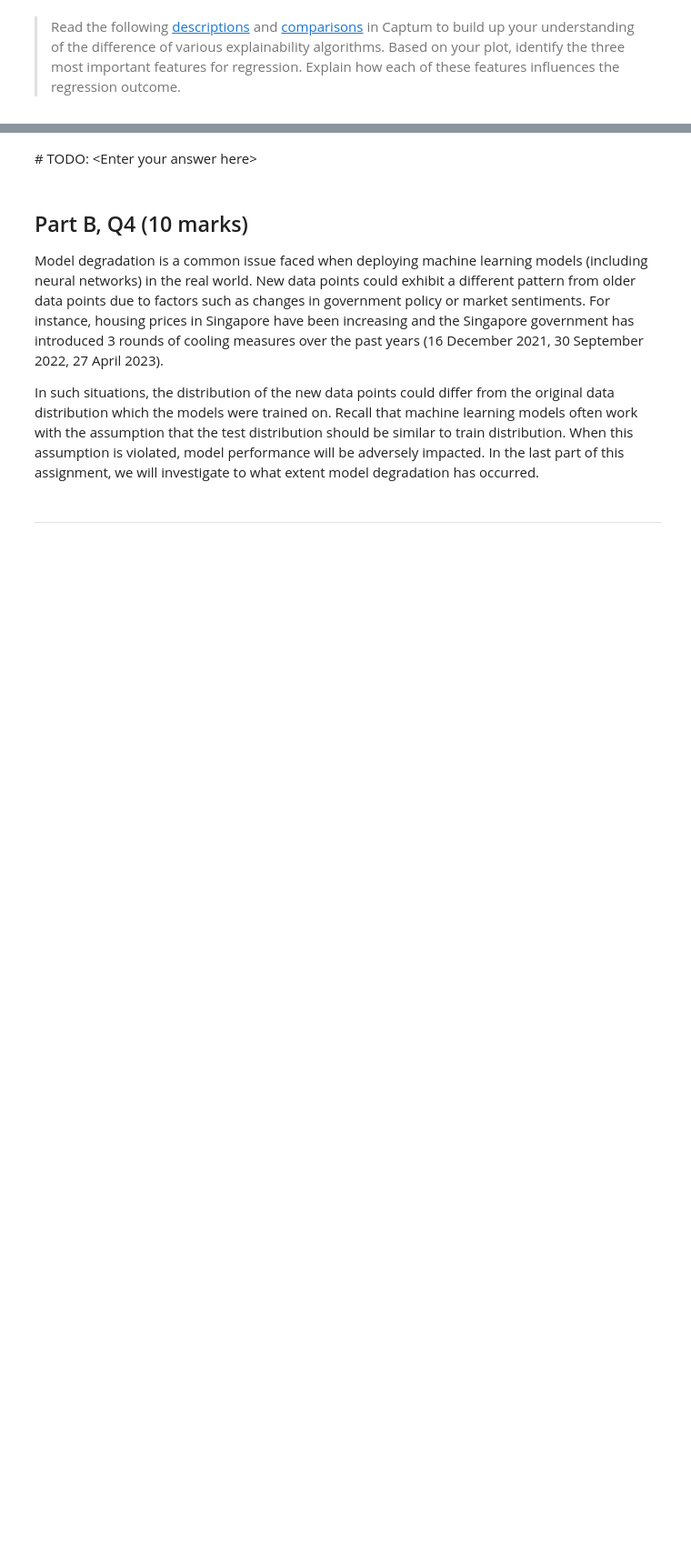
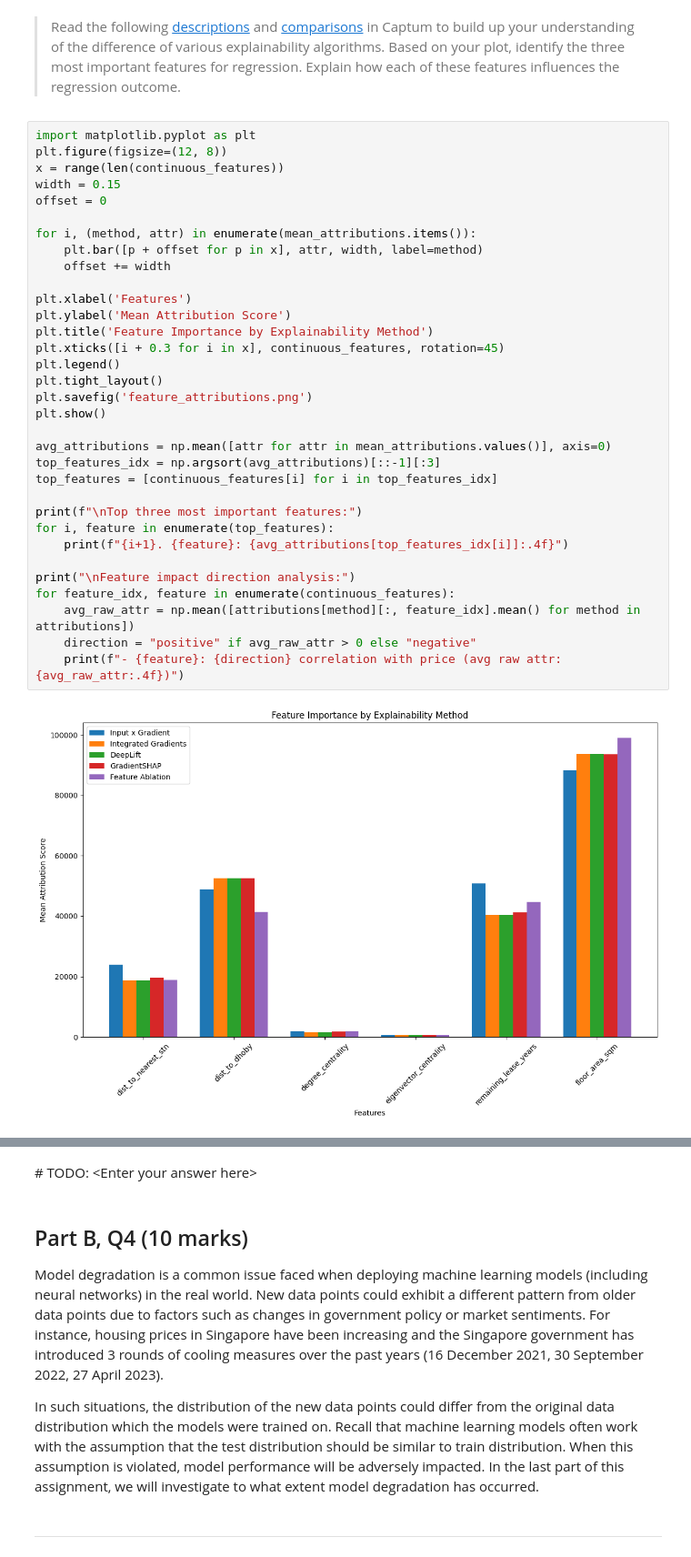
Before and after one commit to AryanSethi20/Neural-Networks-Assignment-1, a Jupyter notebook: PartB_Template.ipynb, the cells around one changed output, grey strips where cells are left out. Shown at 91% size. Drawn from its saved outputs; the diff is of its cells as text; blank space fills up the shorter version.

```diff
--- a/PartB_Template.ipynb
+++ b/PartB_Template.ipynb
@@ -347,2 +496,37 @@ Specifically, make the following changes:
 # %% [markdown]
 > Read the following [descriptions](https://captum.ai/docs/attribution_algorithms) and [comparisons](https://captum.ai/docs/algorithms_comparison_matrix) in Captum to build up your understanding of the difference of various explainability algorithms. Based on your plot, identify the three most important features for regression. Explain how each of these features influences the regression outcome.
+# %%
+import matplotlib.pyplot as plt
+plt.figure(figsize=(12, 8))
+x = range(len(continuous_features))
+width = 0.15
+offset = 0
+
+for i, (method, attr) in enumerate(mean_attributions.items()):
+    plt.bar([p + offset for p in x], attr, width, label=method)
+    offset += width
+
+plt.xlabel('Features')
+plt.ylabel('Mean Attribution Score')
+plt.title('Feature Importance by Explainability Method')
+plt.xticks([i + 0.3 for i in x], continuous_features, rotation=45)
+plt.legend()
+plt.tight_layout()
+plt.savefig('feature_attributions.png')
+plt.show()
+
+avg_attributions = np.mean([attr for attr in mean_attributions.values()], axis=0)
+top_features_idx = np.argsort(avg_attributions)[::-1][:3]
+top_features = [continuous_features[i] for i in top_features_idx]
+
+print(f"\nTop three most important features:")
+for i, feature in enumerate(top_features):
+    print(f"{i+1}. {feature}: {avg_attributions[top_features_idx[i]]:.4f}")
+
+print("\nFeature impact direction analysis:")
+for feature_idx, feature in enumerate(continuous_features):
+    avg_raw_attr = np.mean([attributions[method][:, feature_idx].mean() for method in attributions])
+    direction = "positive" if avg_raw_attr > 0 else "negative"
+    print(f"- {feature}: {direction} correlation with price (avg raw attr: {avg_raw_attr:.4f})")
+# %% [output]
+[figure, added]
```
Also changed, not shown: parts of 41 cells of this notebook, 38 other files.
